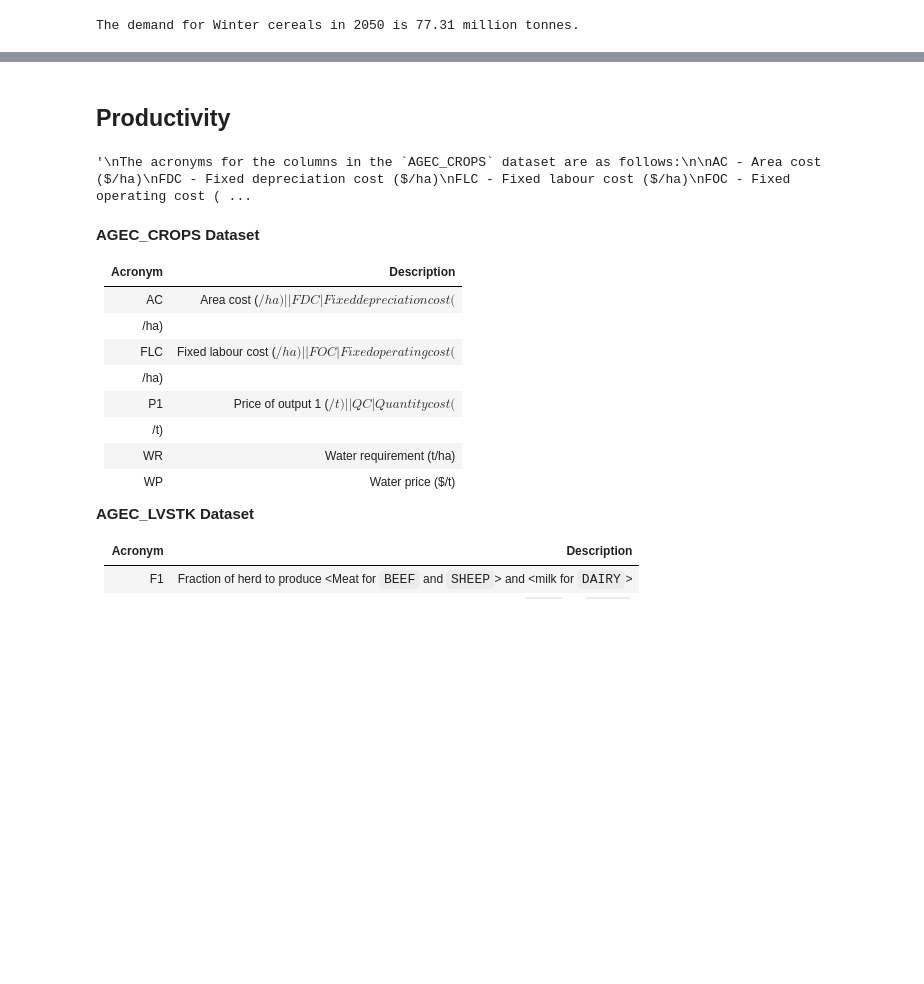
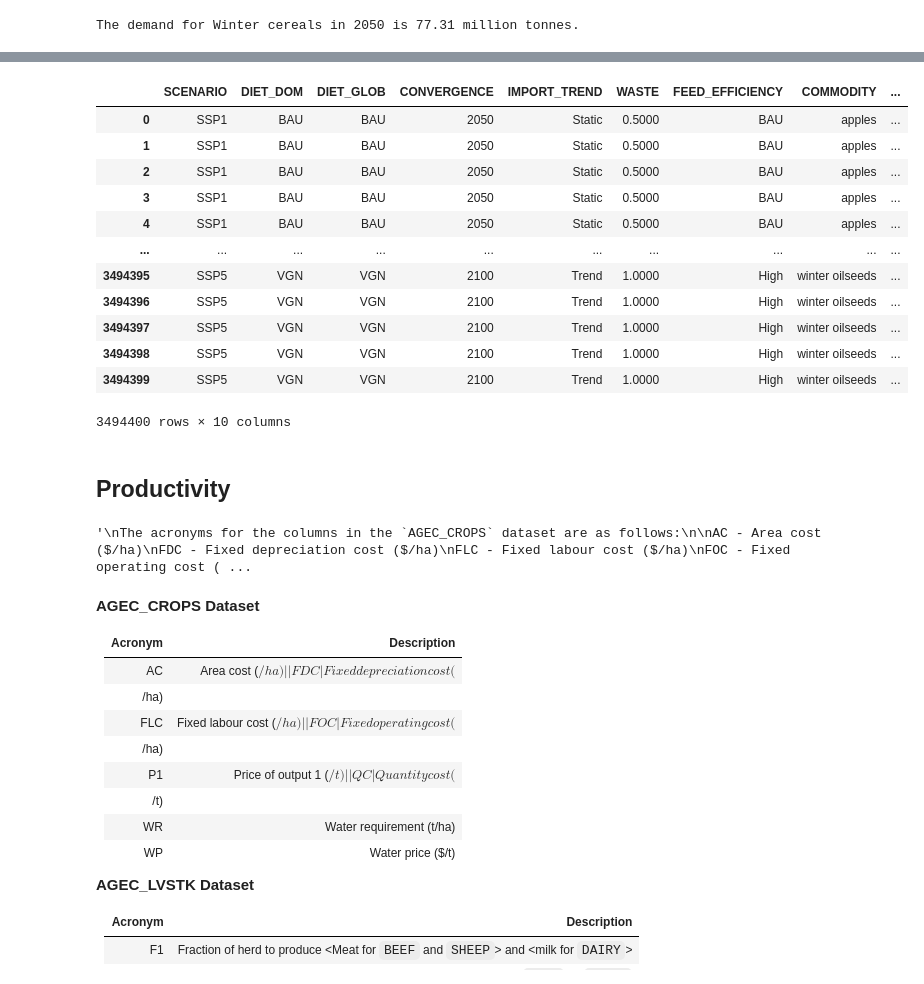
Before and after one commit to JinzhuWANG/LUTO_manual, a Jupyter notebook: Chap_1_1_LUTO_overview.ipynb, the cells around one changed output, grey strips where cells are left out. Drawn from its saved outputs; the diff is of its cells as text; code cells hidden in the pictures; blank space fills up the shorter version.

```diff
--- a/Chap_1_1_LUTO_overview.ipynb
+++ b/Chap_1_1_LUTO_overview.ipynb
@@ -168,3 +237,22 @@ The demand for Winter cereals in 2050 is 77.31 million tonnes.
+# %%
+# HIDE CODE
+dd = pd.read_hdf(os.path.join('input', 'demand_projections.h5') )
+dd_long = dd['PRODUCTION'].stack().reset_index().rename(columns={0: 'DEMAND_TONNES'})
+dd_long
+# %% [output]
+|  | SCENARIO | DIET_DOM | DIET_GLOB | CONVERGENCE | IMPORT_TREND | WASTE | FEED_EFFICIENCY | COMMODITY | ... |
+| 0 | SSP1 | BAU | BAU | 2050 | Static | 0.5000 | BAU | apples | ... |
+| 1 | SSP1 | BAU | BAU | 2050 | Static | 0.5000 | BAU | apples | ... |
+| 2 | SSP1 | BAU | BAU | 2050 | Static | 0.5000 | BAU | apples | ... |
+| 3 | SSP1 | BAU | BAU | 2050 | Static | 0.5000 | BAU | apples | ... |
+| 4 | SSP1 | BAU | BAU | 2050 | Static | 0.5000 | BAU | apples | ... |
+| ... | ... | ... | ... | ... | ... | ... | ... | ... | ... |
+| 3494395 | SSP5 | VGN | VGN | 2100 | Trend | 1.0000 | High | winter oilseeds | ... |
+| 3494396 | SSP5 | VGN | VGN | 2100 | Trend | 1.0000 | High | winter oilseeds | ... |
+| 3494397 | SSP5 | VGN | VGN | 2100 | Trend | 1.0000 | High | winter oilseeds | ... |
+| 3494398 | SSP5 | VGN | VGN | 2100 | Trend | 1.0000 | High | winter oilseeds | ... |
+| 3494399 | SSP5 | VGN | VGN | 2100 | Trend | 1.0000 | High | winter oilseeds | ... |
+3494400 rows × 10 columns
 # %% [markdown]
 ## Productivity
 # %%
```
Also changed, not shown: parts of 10 cells of this notebook, 13 other files.
